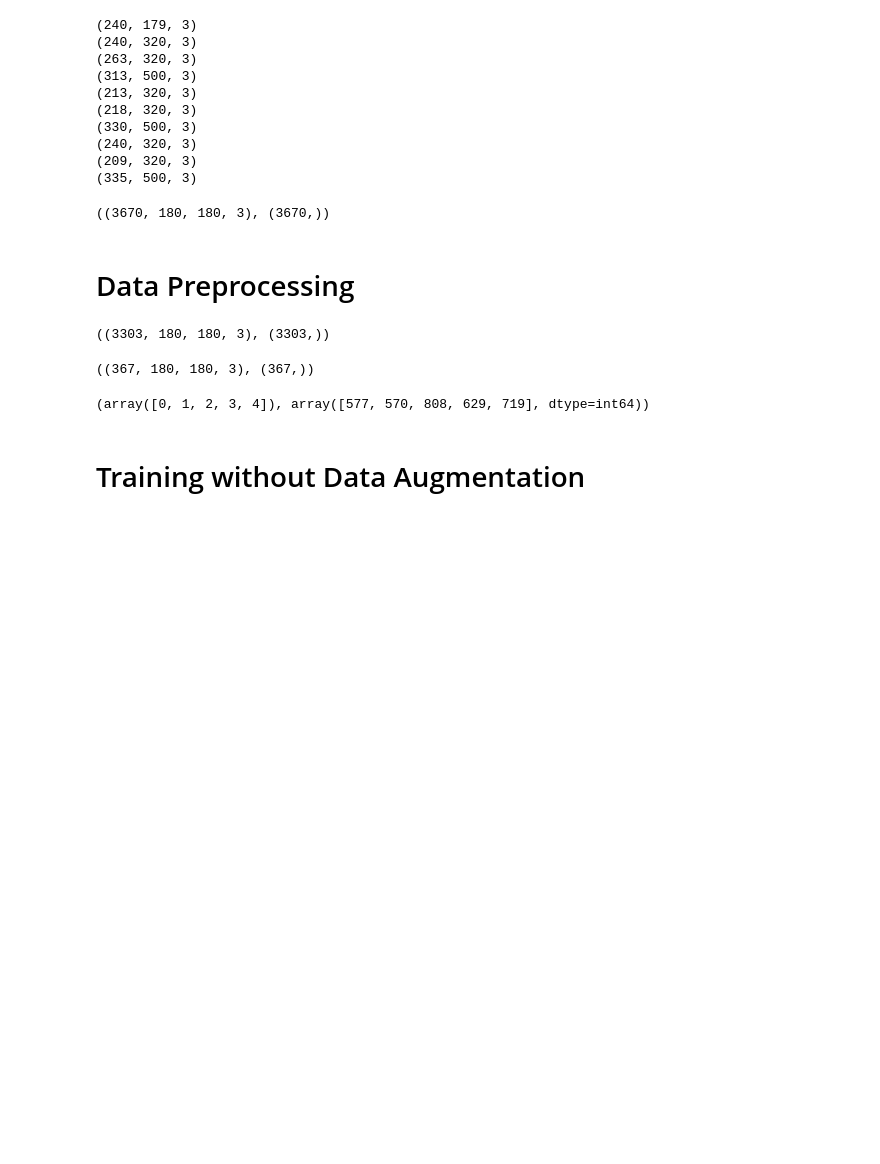
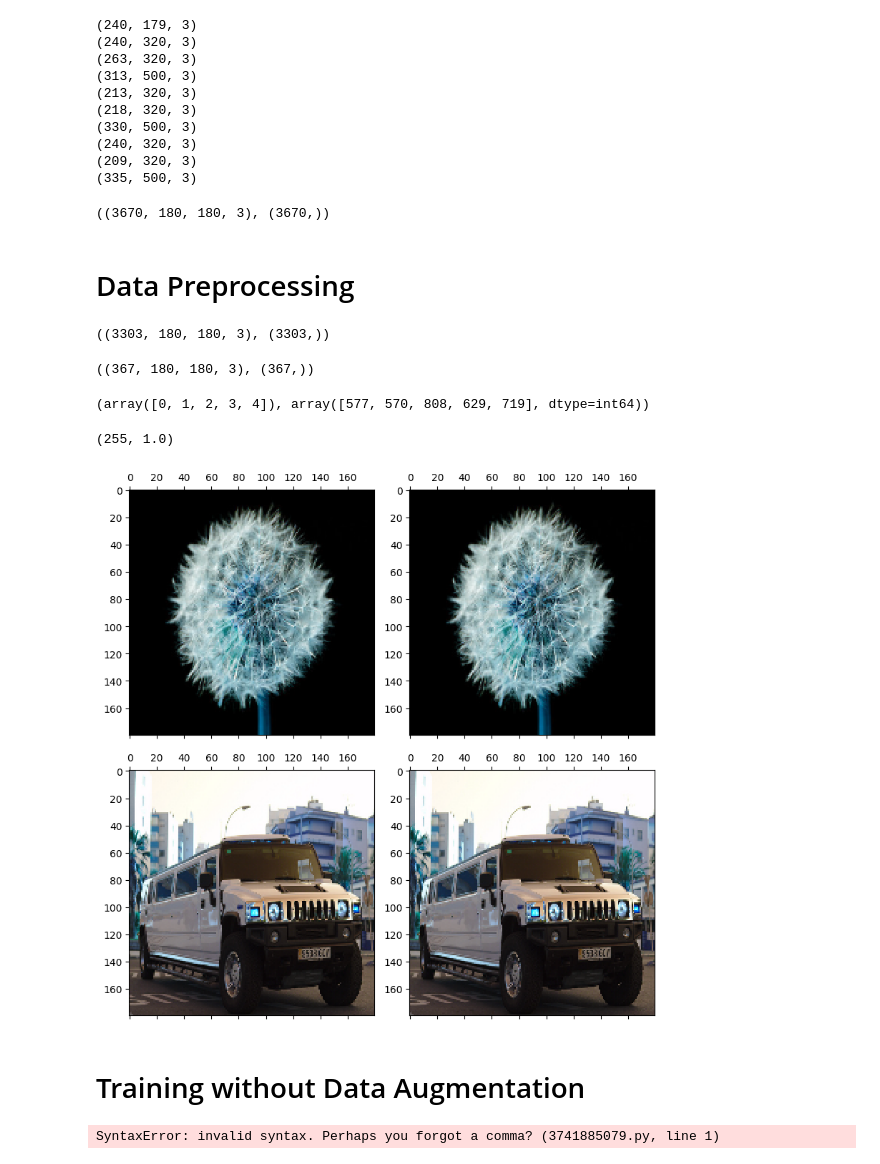
Before and after one commit to manhtdxxx/learn-ML, a Jupyter notebook: 04 - Deep Learning/09. Data Augmentation.ipynb, the cells around one changed output. Saved outputs shown, nothing was run; the diff lists cells and outputs as text; code cells hidden in the pictures; blank space fills up the shorter version.

```diff
--- a/04 - Deep Learning/09. Data Augmentation.ipynb
+++ b/04 - Deep Learning/09. Data Augmentation.ipynb
@@ -138,28 +139,45 @@ values, counts
 # %%
 X_train_scaled = X_train / 255
 X_test_scaled = X_test /255
+# %%
+np.max(X_train), np.max(X_train_scaled)
+# %% [output]
+(255, 1.0)
+# %%
+fig, subs = plt.subplots(ncols=2, nrows=2, figsize=(8,8))
+sub1, sub2, sub3, sub4 = subs.flatten()
+
+sub1.matshow(X_train[0])
+sub2.matshow(X_train_scaled[0])
+sub3.matshow(X_train[5])
+sub4.matshow(X_train_scaled[5])
+
+plt.tight_layout()
+# %% [output]
+[figure, added]
 # %% [markdown]
 # Training without Data Augmentation
 # %%
-model = keras.Sequential([
+model = keras.Sequential([ x
     # CNN
     keras.layers.Input(shape=(180, 180, 3)),
-    keras.layers.Conv2D(filters=18, kernel_size=(6, 6), padding='same', activation='relu'),
+    keras.layers.Conv2D(filters=18, kernel_size=(6, 6), activation='relu'),
     keras.layers.MaxPool2D(pool_size=(3, 3)),
-    keras.layers.Conv2D(filters=36, kernel_size=(6, 6), padding='same', activation='relu'),
+    keras.layers.Conv2D(filters=36, kernel_size=(6, 6), activation='relu'),
     keras.layers.MaxPool2D(pool_size=(3, 3)),
-    keras.layers.Conv2D(filters=72, kernel_size=(6, 6), padding='same', activation='relu'),
+    keras.layers.Conv2D(filters=72, kernel_size=(6, 6), activation='relu'),
     keras.layers.MaxPool2D(pool_size=(3, 3)),
-
     # NN
     keras.layers.Flatten(),
+    keras.layers.Dropout(0.1),
+    keras.layers.Dense(128, activation='relu'),
     keras.layers.Dropout(0.3),
-    keras.layers.Dense(128, activation='relu'),
-    keras.layers.Dropout(0.2),
     keras.layers.Dense(5, activation='softmax')
 ])
 
 model.compile(optimizer='adam',
               loss=keras.losses.SparseCategoricalCrossentropy(),
               metrics=['accuracy'])
+# %% [output]
+SyntaxError: invalid syntax. Perhaps you forgot a comma? (3741885079.py, line 1)
 # %%
```
Also changed, not shown: parts of 11 cells of this notebook.
